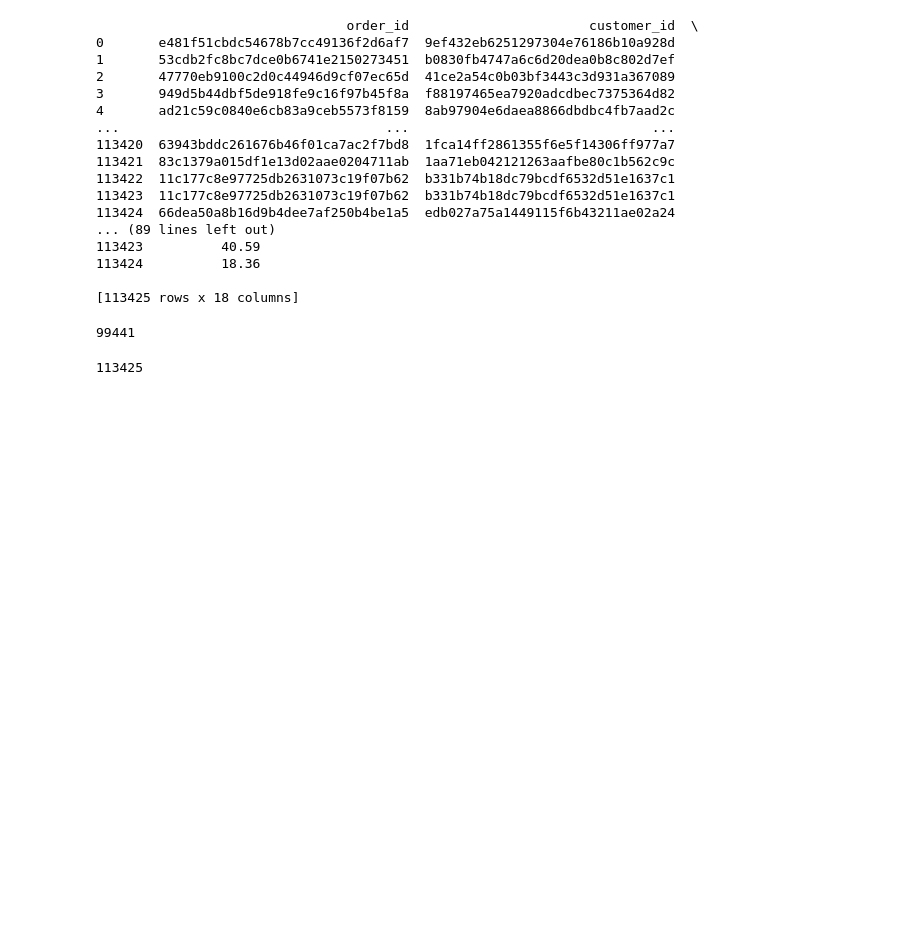
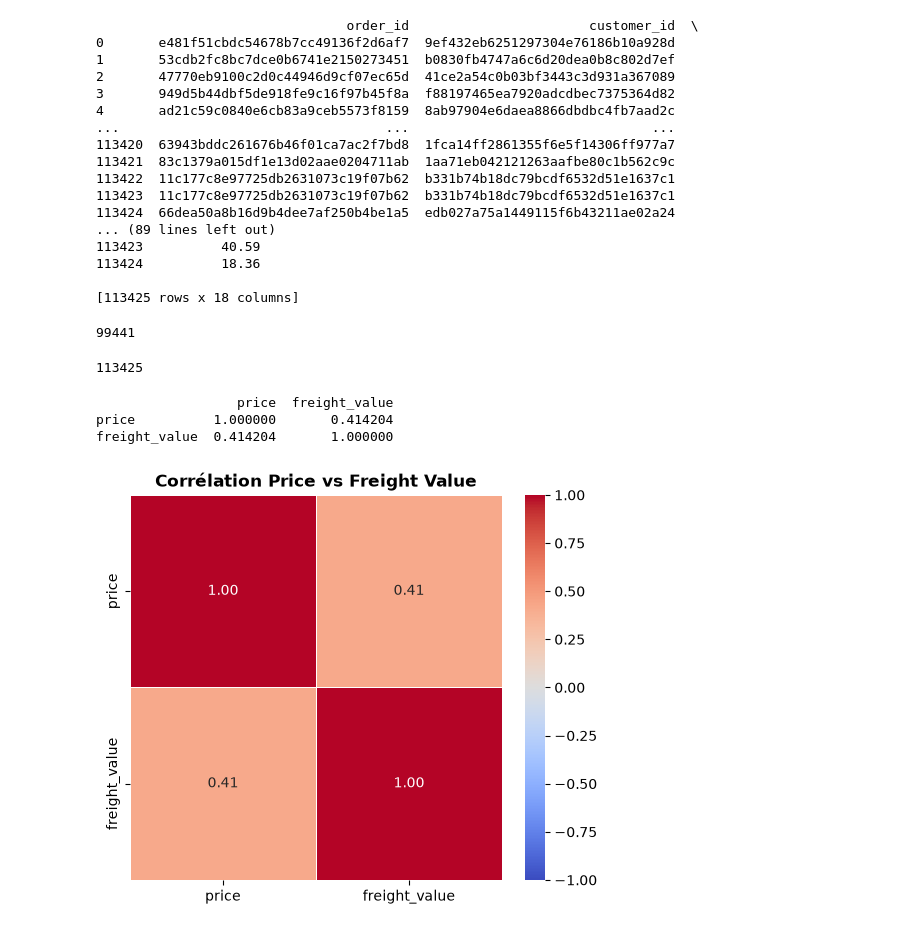
Before and after one commit to djiliwade67-ops/portfolio-data-science, a Jupyter notebook: projet2-olist/projet2-olist.ipynb, the cells around one changed output. Cells and saved outputs as stored; diff of their text form; code cells hidden in the pictures; blank space fills up the shorter version.

Commit message:
feat(viz): analyse de correlation et pairplot seaborn sur olist

```diff
--- a/projet2-olist/projet2-olist.ipynb
+++ b/projet2-olist/projet2-olist.ipynb
@@ -102,3 +102,33 @@ len(leftmerge)
 len(merge2)
 # %% [output]
 113425
+# %%
+# Sélection des colonnes numériques directement disponibles dans merge2
+cols_num = ["price", "freight_value"]
+
+# Matrice de corrélation
+corr_matrix = merge2[cols_num].corr()
+print(corr_matrix)
+# %% [output]
+                  price  freight_value
+price          1.000000       0.414204
+freight_value  0.414204       1.000000
+# %%
+import matplotlib.pyplot as plt
+import seaborn as sns
+
+plt.figure(figsize=(6, 5))
+sns.heatmap(
+    corr_matrix,
+    annot=True,
+    fmt=".2f",
+    cmap="coolwarm",
+    vmin=-1,
+    vmax=1,
+    center=0,
+    linewidths=0.5,
+)
+plt.title("Corrélation Price vs Freight Value", weight="bold")
+plt.show()
+# %% [output]
+[figure, added]
```
Also changed, not shown: parts of 2 cells of this notebook.
